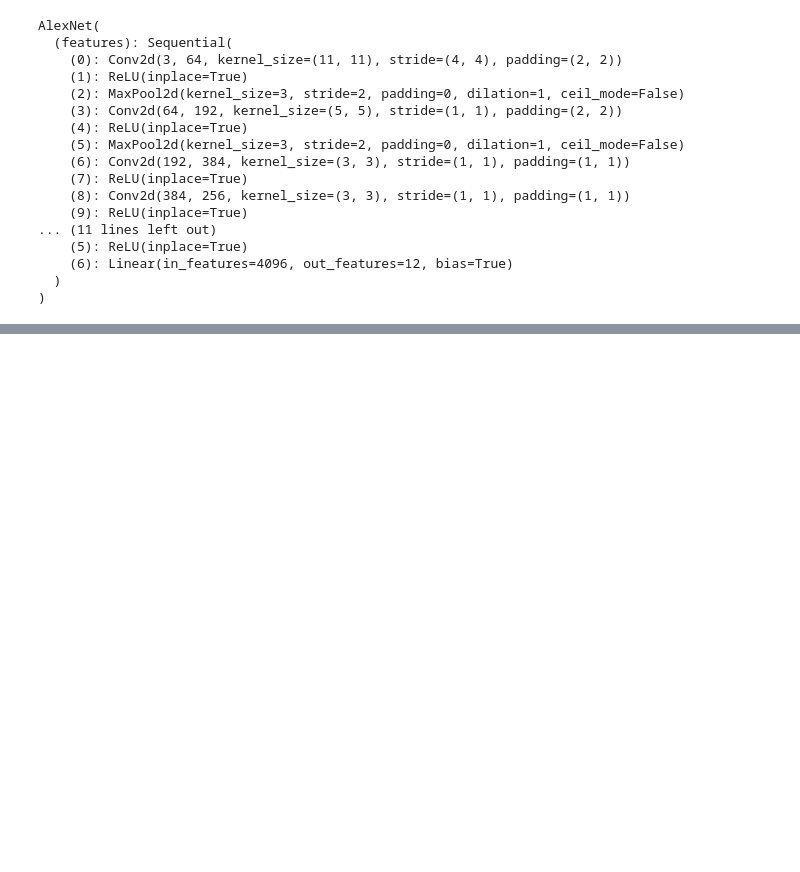
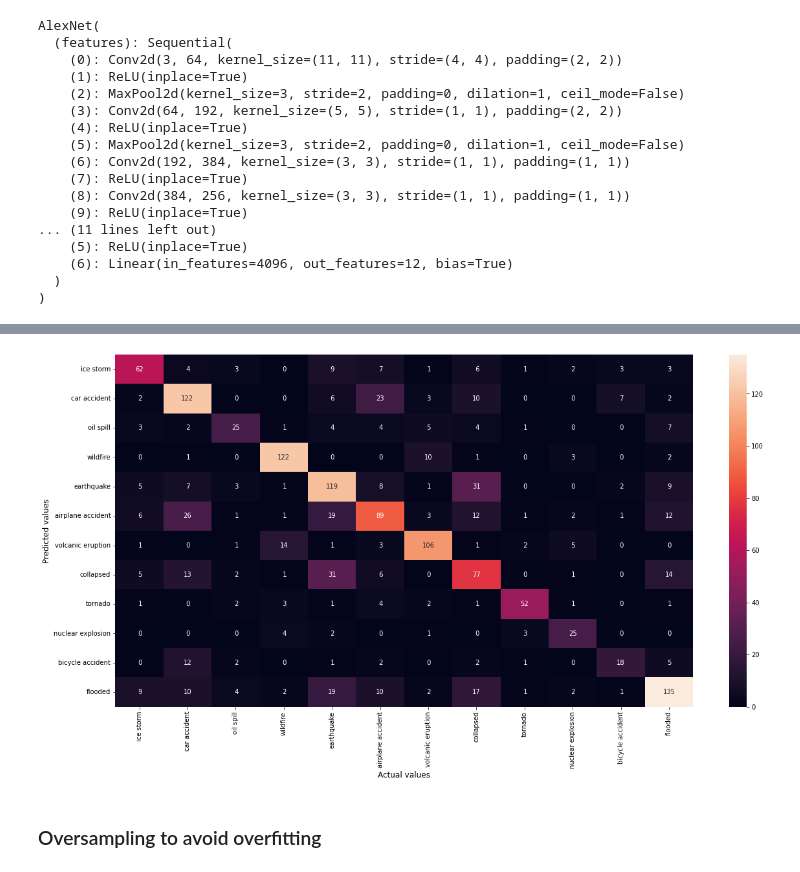
Before and after one commit to Exion35/UT---DataScience, a Jupyter notebook: CVIC Project105.ipynb, the cells around one changed output, grey strips where cells are left out. Cells and saved outputs as stored; diff of their text form; code cells hidden in the pictures; blank space fills up the shorter version.

Commit message:
Add oversampling and confusion matrix

```diff
--- a/CVIC Project105.ipynb
+++ b/CVIC Project105.ipynb
@@ -333,0 +339,30 @@ viz_images(alexnet)
+# %%
+y_pred = []
+y_true = []
+
+# iterate over test data
+for data in testloader:
+    inputs, labels = data[0].to(device), data[1].to(device)
+    inputs = inputs.permute(0,3,2,1)
+    labels = labels.data.cpu().numpy()
+
+    output = alexnet(inputs)
+    output = torch.max(output, 1)[1].data.cpu().numpy()
+
+    y_pred.extend(output)
+    y_true.extend(labels)
+
+classes = dataset.classes
+
+cf_matrix = confusion_matrix(y_true, y_pred)
+df_cm = pd.DataFrame(cf_matrix, index = [i for i in classes], columns = [i for i in classes])
+
+fig, ax = plt.subplots(figsize = (20,10))
+s = sn.heatmap(df_cm, annot=True, fmt='2')
+s.set_xlabel('Actual values', fontsize=12)
+s.set_ylabel('Predicted values', fontsize=12)
+plt.show()
+# %% [output]
+[figure, added]
+# %% [markdown]
+### Oversampling to avoid overfitting
```
Also changed, not shown: parts of 12 cells of this notebook.
